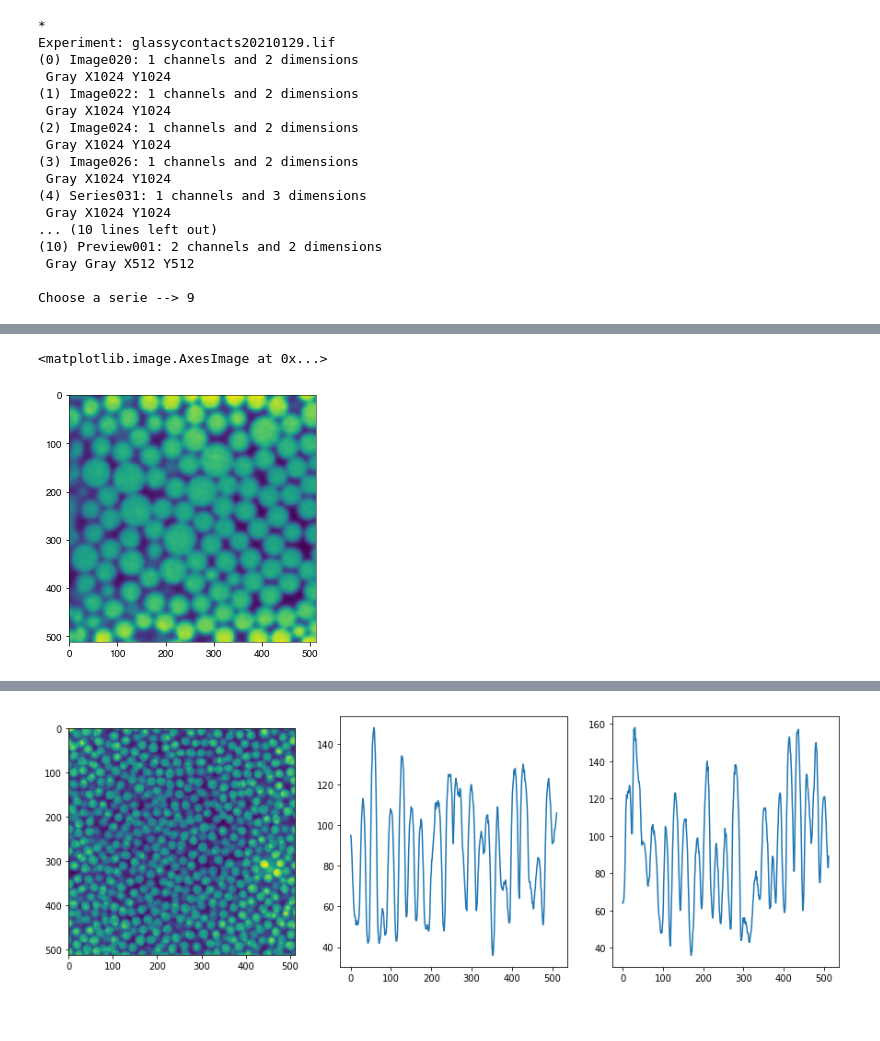
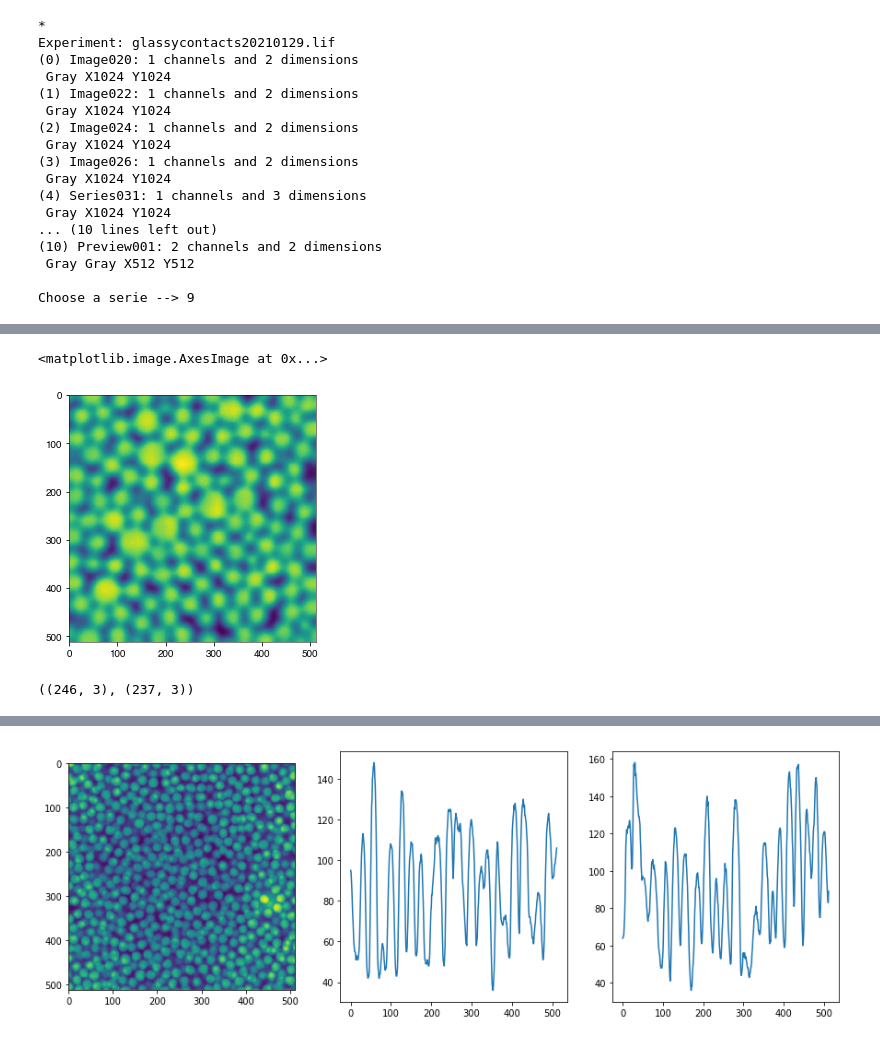
Before and after one commit to Mauva27/Contact_tracking, a Jupyter notebook: notebooks/tracking.ipynb, the cells around one changed output, grey strips where cells are left out. Cells and saved outputs as stored; diff of their text form; code cells hidden in the pictures.

```diff
--- a/notebooks/tracking.ipynb
+++ b/notebooks/tracking.ipynb
@@ -145,29 +153,38 @@ axs[1].imshow(img_[:,:,0].T)
-# %%
-img__ = img_.copy()
-img__ *= (255/img__.max())
-
-img__ = ndimage.gaussian_filter(img__,3.)
-pl.imshow(img__)
-# %% [output]
-<matplotlib.image.AxesImage at 0x...>
-[figure, removed]
+# %%
+fix_y = img / np.reshape( img.mean(2).mean(0), (1, img.shape[1], 1) )
+
+fix_z = fix_y / np.reshape( fix_y.mean(0).mean(0), (1, 1, img.shape[2]) )
+
+fix_x = fix_z / np.reshape( fix_z.mean(-1).mean(-1), (img.shape[0], 1, 1) )
+
+fix_x = fix_x / fix_x.max() * 255
+
+roi = tuple([slice(0, xyz.shape[0]), slice(0, xyz.shape[1]), slice(0, None)])
+img_ = fix_x[roi]
+# %%
+pl.imshow(img_[:,:,0])
+# %% [output]
+<matplotlib.image.AxesImage at 0x...>
+[figure, added]
 # %%
-finder = track.MultiscaleBlobFinder(shape=img_.shape)
-features = finder(img_, k = 0.7)
+finder = track.MultiscaleBlobFinder(shape=img_.shape, Octave0=False)
+features = finder(img_)
 
 if len(img_.shape) == 3:
-    print('3')
     z, x, y, radii, response = features.T
     centres = np.array((x, y, z)).T
 elif len(img_.shape) == 2:
     x, y, radii, response = features.T
     centres = np.array((x, y)).T
 
+
 response_threshold = -2
 
 # only keep partilces whose response is smaller than -2
 centres_refined = centres[response < response_threshold]
 print(centres.shape, centres_refined.shape)
+# %% [output]
+((246, 3), (237, 3))
 # %%
 def get_fcc_coordinates(number):
     """
```
Also changed, not shown: parts of 13 cells of this notebook, 4 other files.
